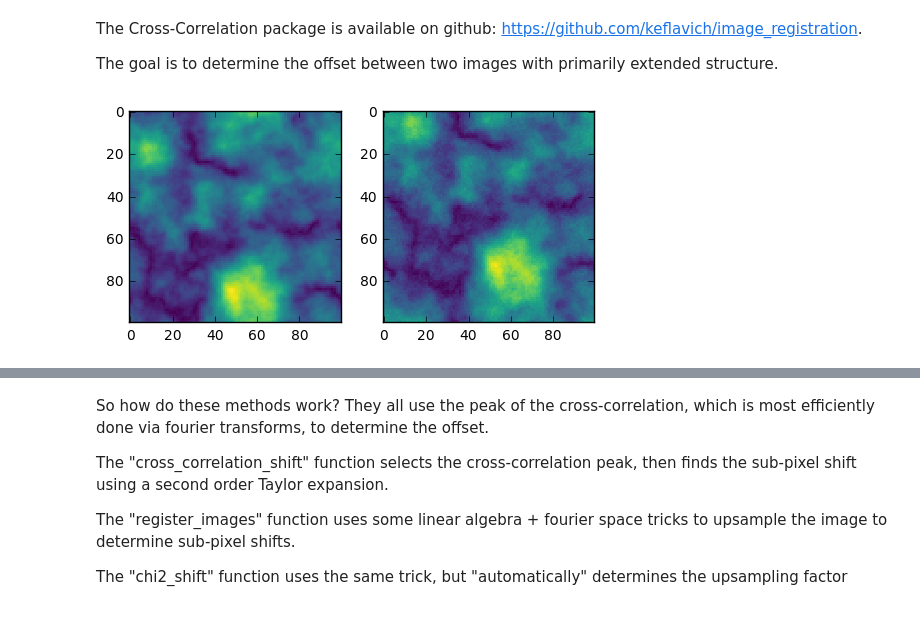
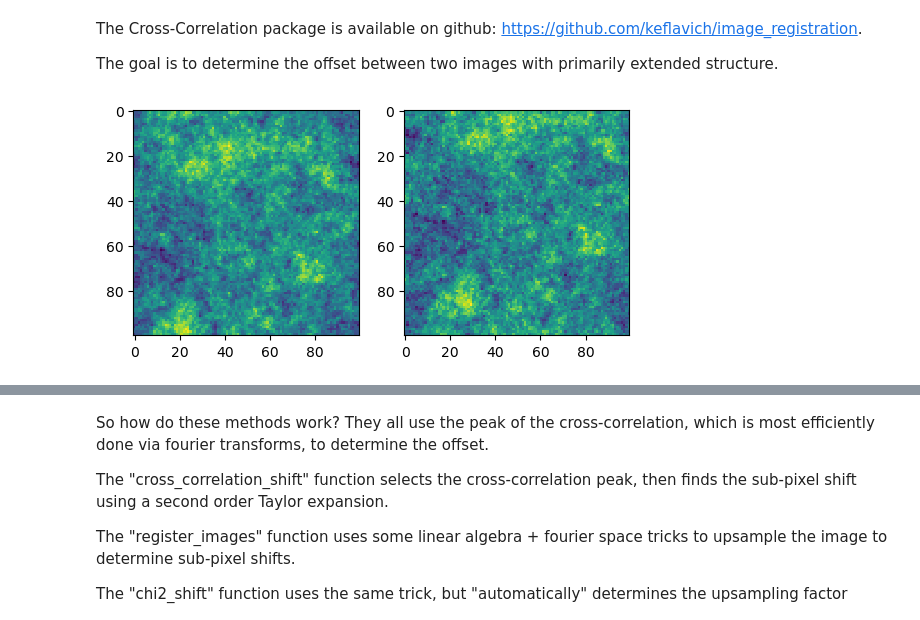
Before and after one commit to keflavich/image_registration, a Jupyter notebook: examples/Cross Correlation.ipynb, the cells around one changed output, grey strips where cells are left out. Drawn from its saved outputs; the diff is of its cells as text; code cells hidden in the pictures.

```diff
--- a/examples/Cross Correlation.ipynb
+++ b/examples/Cross Correlation.ipynb
@@ -13,12 +14,13 @@ errmsgs = np.seterr(all='ignore') # silence warning messages about div-by-zero
 # %%
 # create a simulated image by randomly sampling from a power-law power spectrum with alpha=2
 im1 = image_registration.tests.make_extended(100)
+im1 = make_extended(100)
 # create an offset version corrupted by noise
 im2 = image_registration.tests.make_offset_extended(im1, 4.76666, -12.33333333333333333333333, noise=0.1)
 pl.subplot(121); img1=pl.imshow(im1, cmap='viridis', interpolation='nearest')
 pl.subplot(122); img2=pl.imshow(im2, cmap='viridis', interpolation='nearest')
 # %% [output]
-[figure, old version]
+[figure, new version]
 # %%
 # Run the registration methods 100 times each (and hide the output)
 offsets_n1,eoffsets_n1 = image_registration.tests.compare_methods(im1,im2,noise=0.1)
```
Also changed, not shown: parts of 3 cells of this notebook.
